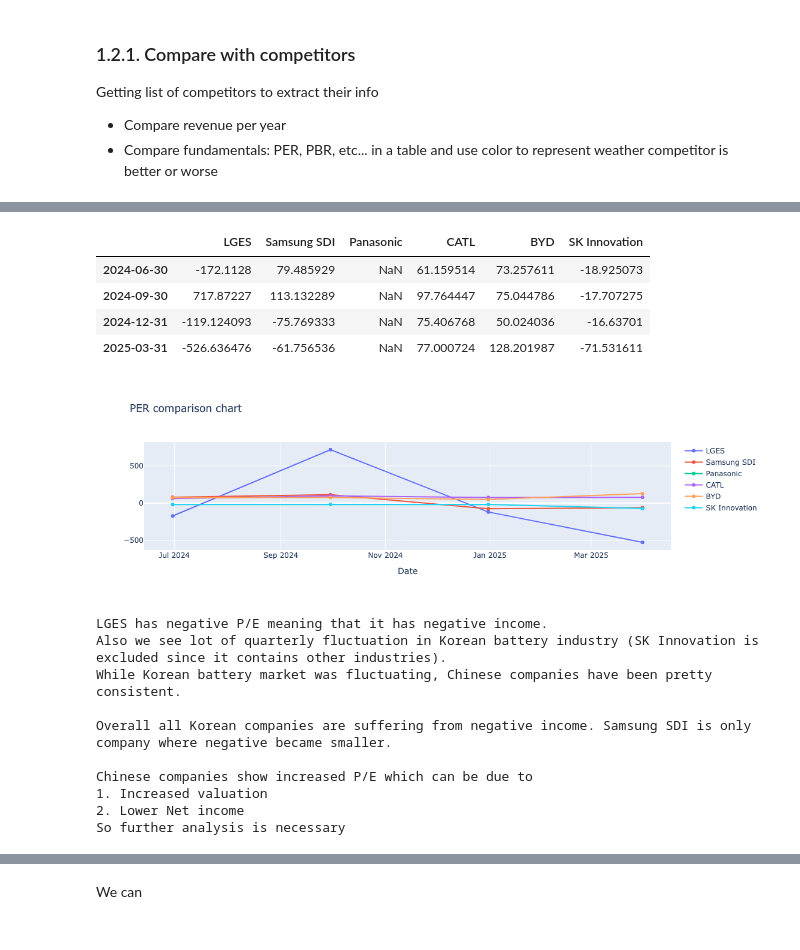
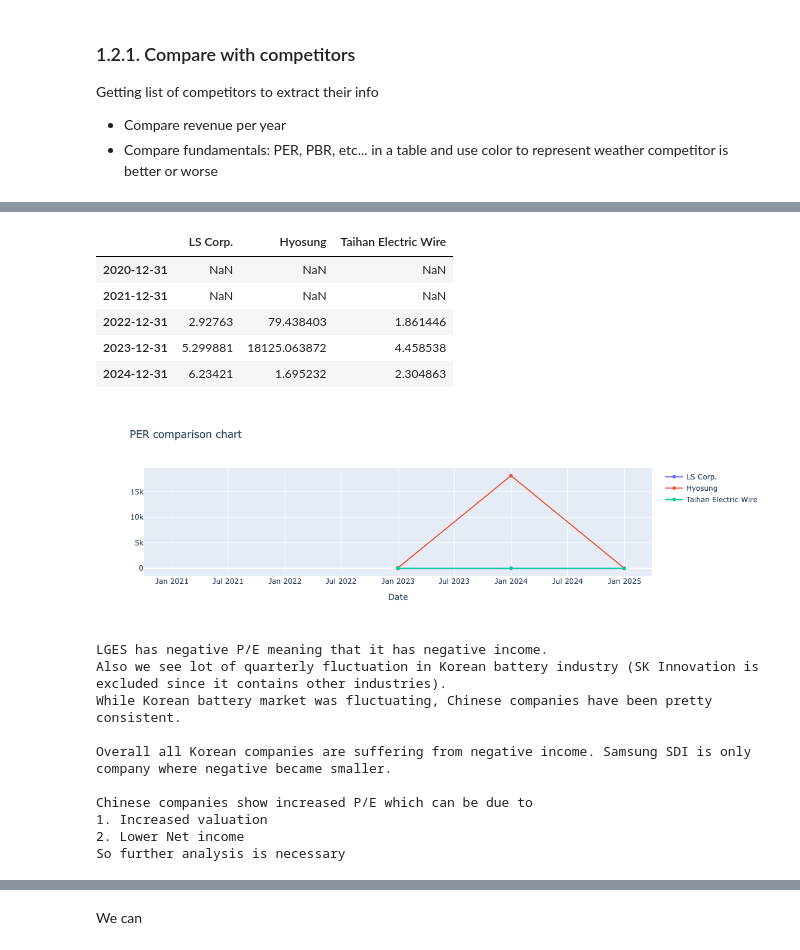
Before and after one commit to HaneulKim214/Lucerna, a Jupyter notebook: Lucerna.ipynb, the cells around one changed output, grey strips where cells are left out. Drawn from its saved outputs; the diff is of its cells as text; code cells hidden in the pictures.

```diff
--- a/Lucerna.ipynb
+++ b/Lucerna.ipynb
@@ -358,4 +404,6 @@ for company_name, competitor_ticker in competitors.items():
 
     competitors[company_name]['price_df'] = stock_price_df
     competitors[company_name]['fundamental_analysis_df'] = per_df
+
+stock_info['competitors'] = competitors
 # %% [output]
@@ -367,27 +428,35 @@ for company_name, competitor_ticker in competitors.items():
+# %%
+# PER comparison
+compare_per_df = stock_info['fundamental_analysis_df'][['per']].rename(columns={"per":stock_info['company_name']})
+
+for comp_nm, stk_info in stock_info['competitors'].items():
+    comp_per_df = stk_info['fundamental_analysis_df'][['per']].rename(columns={"per":comp_nm})
+    compare_per_df = pd.merge(compare_per_df, comp_per_df, how='left', left_index=True, right_index=True)
 # %%
-fig = create_comparison_chart(compare_per_df.iloc[3:], "PER comparison chart")
-display(compare_per_df.iloc[3:])
+fig = create_comparison_chart(compare_per_df, "PER comparison chart")
+display(compare_per_df)
 fig.show()
 print()
 print("""LGES has negative P/E meaning that it has negative income.
 Also we see lot of quarterly fluctuation in Korean battery industry (SK Innovation is excluded since it contains other industries).
 While Korean battery market was fluctuating, Chinese companies have been pretty consistent.
 
 Overall all Korean companies are suffering from negative income. Samsung SDI is only company where negative became smaller.
 
 Chinese companies show increased P/E which can be due to
 1. Increased valuation
 2. Lower Net income
 So further analysis is necessary
 
 """)
 # %% [output]
-|  | LGES | Samsung SDI | Panasonic | CATL | BYD | SK Innovation |
-| 2024-06-30 | -172.1128 | 79.485929 | NaN | 61.159514 | 73.257611 | -18.925073 |
-| 2024-09-30 | 717.87227 | 113.132289 | NaN | 97.764447 | 75.044786 | -17.707275 |
-| 2024-12-31 | -119.124093 | -75.769333 | NaN | 75.406768 | 50.024036 | -16.63701 |
-| 2025-03-31 | -526.636476 | -61.756536 | NaN | 77.000724 | 128.201987 | -71.531611 |
+|  | LS Corp. | Hyosung | Taihan Electric Wire |
+| 2020-12-31 | NaN | NaN | NaN |
+| 2021-12-31 | NaN | NaN | NaN |
+| 2022-12-31 | 2.92763 | 79.438403 | 1.861446 |
+| 2023-12-31 | 5.299881 | 18125.063872 | 4.458538 |
+| 2024-12-31 | 6.23421 | 1.695232 | 2.304863 |
-[figure, old version]
+[figure, new version]
 LGES has negative P/E meaning that it has negative income.
 Also we see lot of quarterly fluctuation in Korean battery industry (SK Innovation is excluded since it contains other industries).
 While Korean battery market was fluctuating, Chinese companies have been pretty consistent.
```
Also changed, not shown: parts of 38 cells of this notebook, 6 other files.
